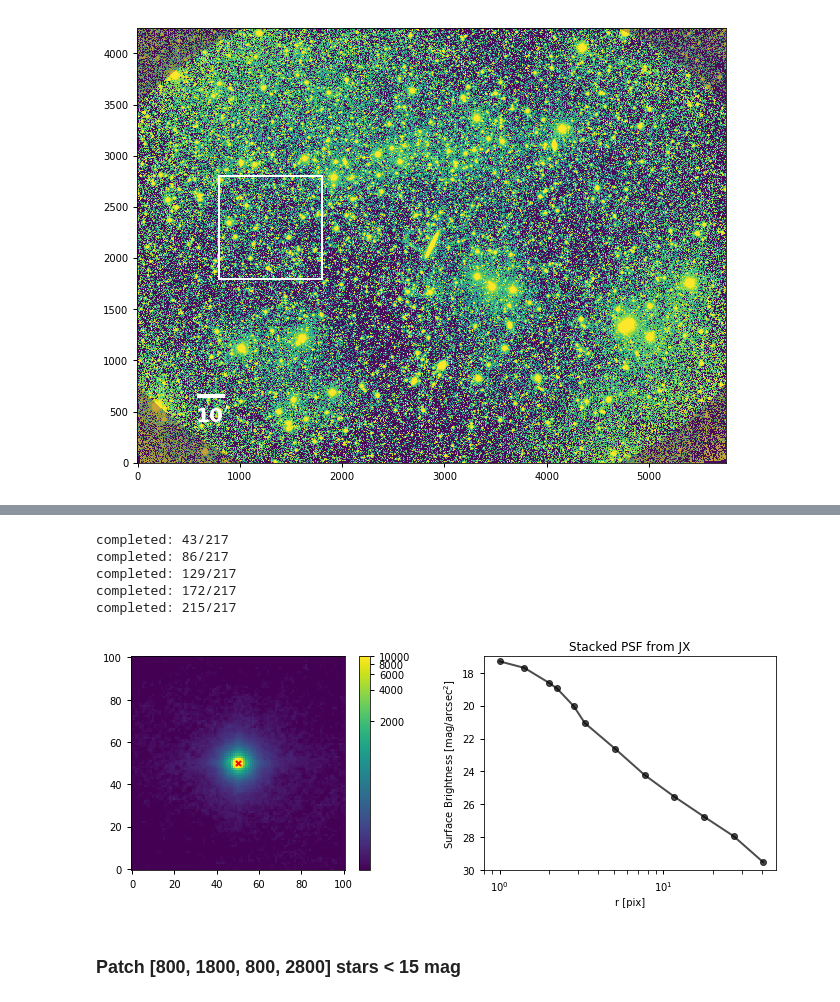
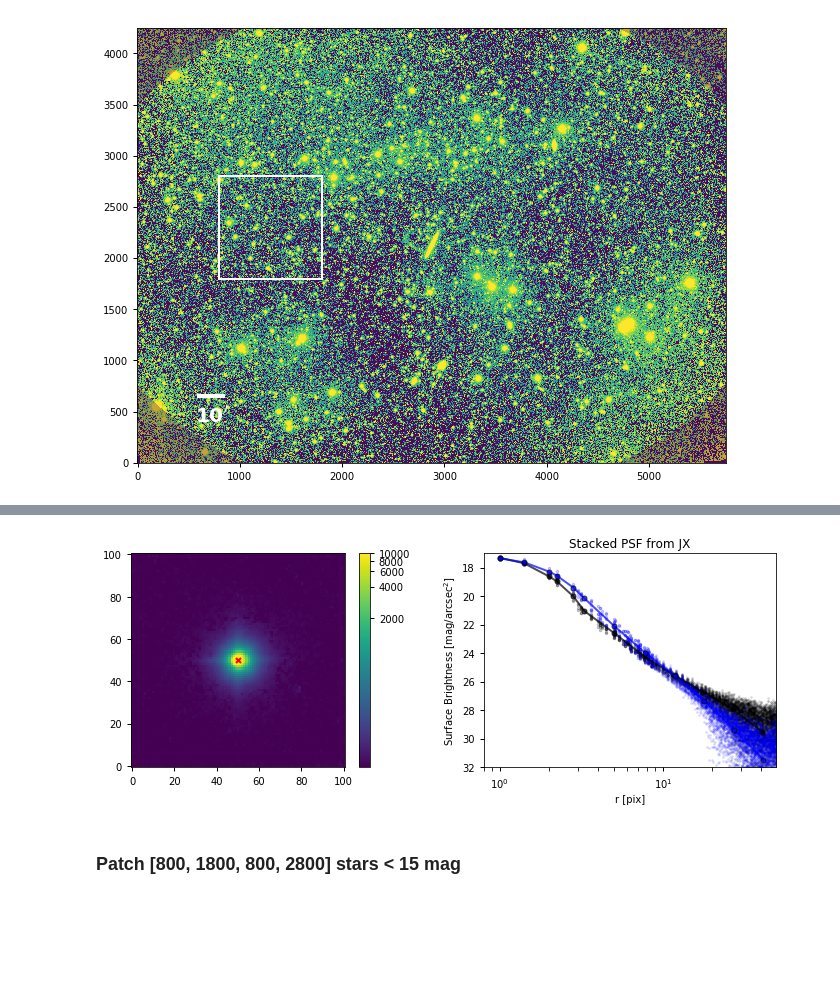
Before and after one commit to qliu4676/elderflower, a Jupyter notebook: demos/Measure_SE_APASS_demo.ipynb, the cells around one changed output, grey strips where cells are left out. Saved outputs shown, nothing was run; the diff lists cells and outputs as text; code cells hidden in the pictures; blank space fills up the shorter version.

```diff
--- a/demos/Measure_SE_APASS_demo.ipynb
+++ b/demos/Measure_SE_APASS_demo.ipynb
@@ -300,6 +251,8 @@ def compute_Rnorm_batch(tab_SE_target, SE_catalog=SE_cat_full, return_full=False
 # %%
 if read is False:
-    res_Rnorm, (img_s, ma_s, bk_s, cen_s) = compute_Rnorm_batch(df_SE_target, SE_catalog=SE_cat_full, return_full=True)
+    res_Rnorm, res_thumb = compute_Rnorm_batch(df_SE_target, SE_catalog=SE_cat_full, R=10, wid=0.5, return_full=True)
+
+    save_thumbs(res_thumb, 'Thumb_15mag_X%sY%s'%(patch_Xmin, patch_Ymin))
 
     table_res_Rnorm = Table(np.hstack([df_SE_target['NUMBER'].values[:, None],
                                        df_SE_target['X_IMAGE'].values[:, None],
@@ -307,31 +260,32 @@ if read is False:
                          names=['NUMBER','X_IMAGE','Y_IMAGE','mean','med','std','sky'], dtype=['int']+['float']*6)
 if save:
     table_res_Rnorm.write('Rnorm_8pix_15mag_X%sY%s.txt'%(patch_Xmin, patch_Ymin), overwrite=True, format='ascii')
-# %% [output]
-completed: 43/217
-completed: 86/217
-completed: 129/217
-completed: 172/217
-completed: 215/217
 # %%
 hdu = fits.open("./med_psf_JX.fits")[0]
+hdu_p = fits.open("./median_psf_patch.fits")[0]
 PSF_JX = hdu.data * 10 + mu
+PSF_JX_p = hdu_p.data * 1e5 + mu
 
 fig = plt.figure(figsize=(10,4))
 ax1 = plt.subplot(121)
-im = ax1.imshow(PSF_JX, vmin=mu, vmax=10000, norm=norm1, aspect="equal", origin="lower", cmap="viridis")
+im = ax1.imshow(PSF_JX_p, vmin=mu, vmax=10000, norm=norm1, aspect="equal", origin="lower", cmap="viridis")
 ax1.plot(50,50,"rx",ms=5,mew=2)
 colorbar(im)
 
 ax2 = plt.subplot(122)
-r_rbin, z_rbin, logzerr_rbin = cal_profile_1d(PSF_JX, cen=(50,50), mask=None,
+r_rbin, z_rbin, logzerr_rbin = cal_profile_1d(PSF_JX, cen=(50,50),
                                              ZP=ZP, sky_mean=mu, sky_std=1, pix_scale=pix_scale,
                                              xunit="pix", yunit="SB", color="k",
-                                             core_undersample=True, plot_line=False)
+                                             scatter=True, core_undersample=True)
+r_rbin, z_rbin, logzerr_rbin = cal_profile_1d(PSF_JX_p, cen=(50,50),
+                                             ZP=ZP, sky_mean=mu, sky_std=1, pix_scale=pix_scale,
+                                             xunit="pix", yunit="SB", color="b",
+                                             scatter=True, core_undersample=True)
+plt.ylim(32,17)
 plt.title("Stacked PSF from JX")
 plt.tight_layout()
 # %% [output]
-[figure, old version]
+[figure, new version]
 # %%
 import random
 colour = [ "indianred", "steelblue", "seagreen", "gold", "lightcyan", "orchid", "orange", "gray", "brown" ]
```
Also changed, not shown: parts of 8 cells of this notebook, 2 other files.
